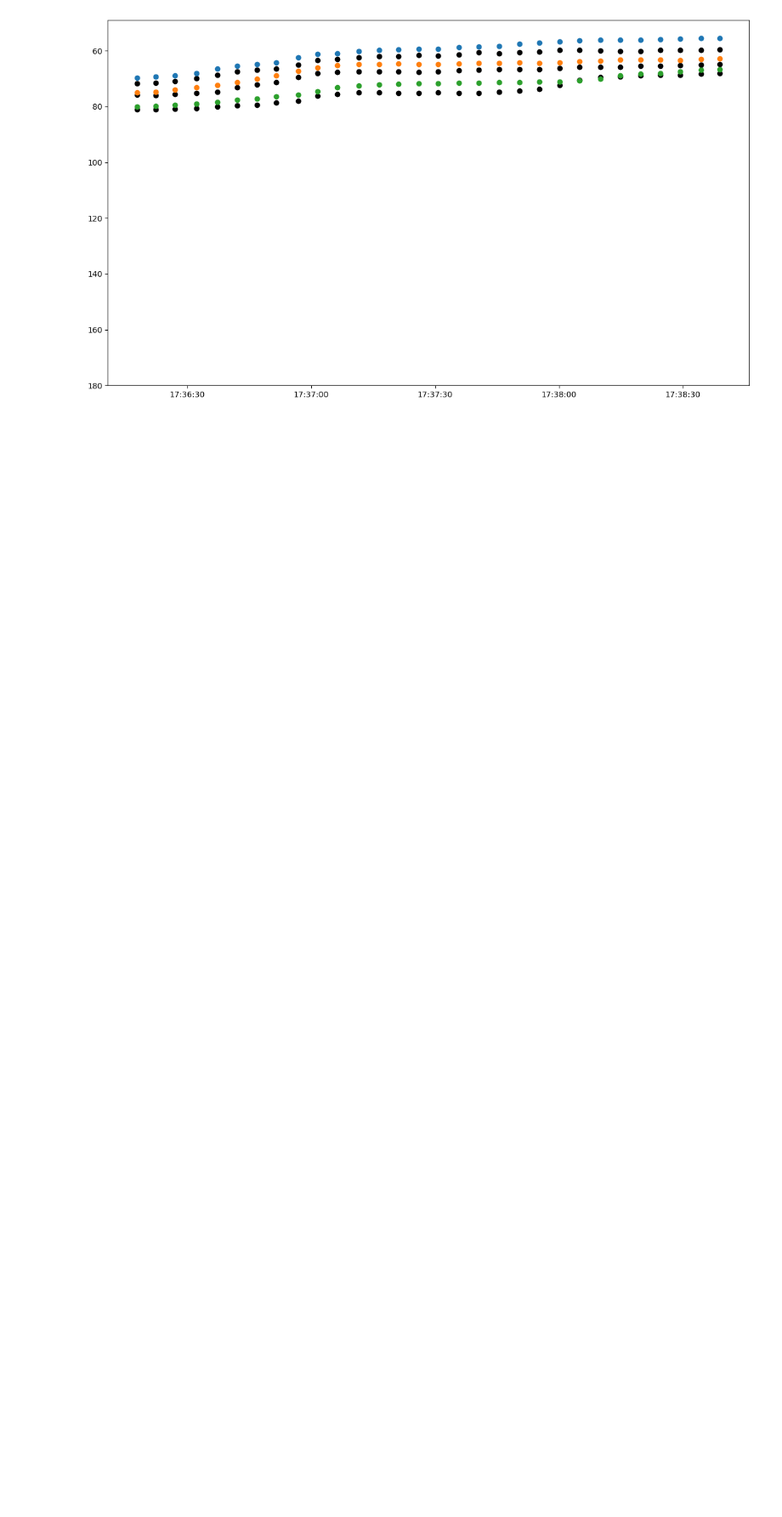
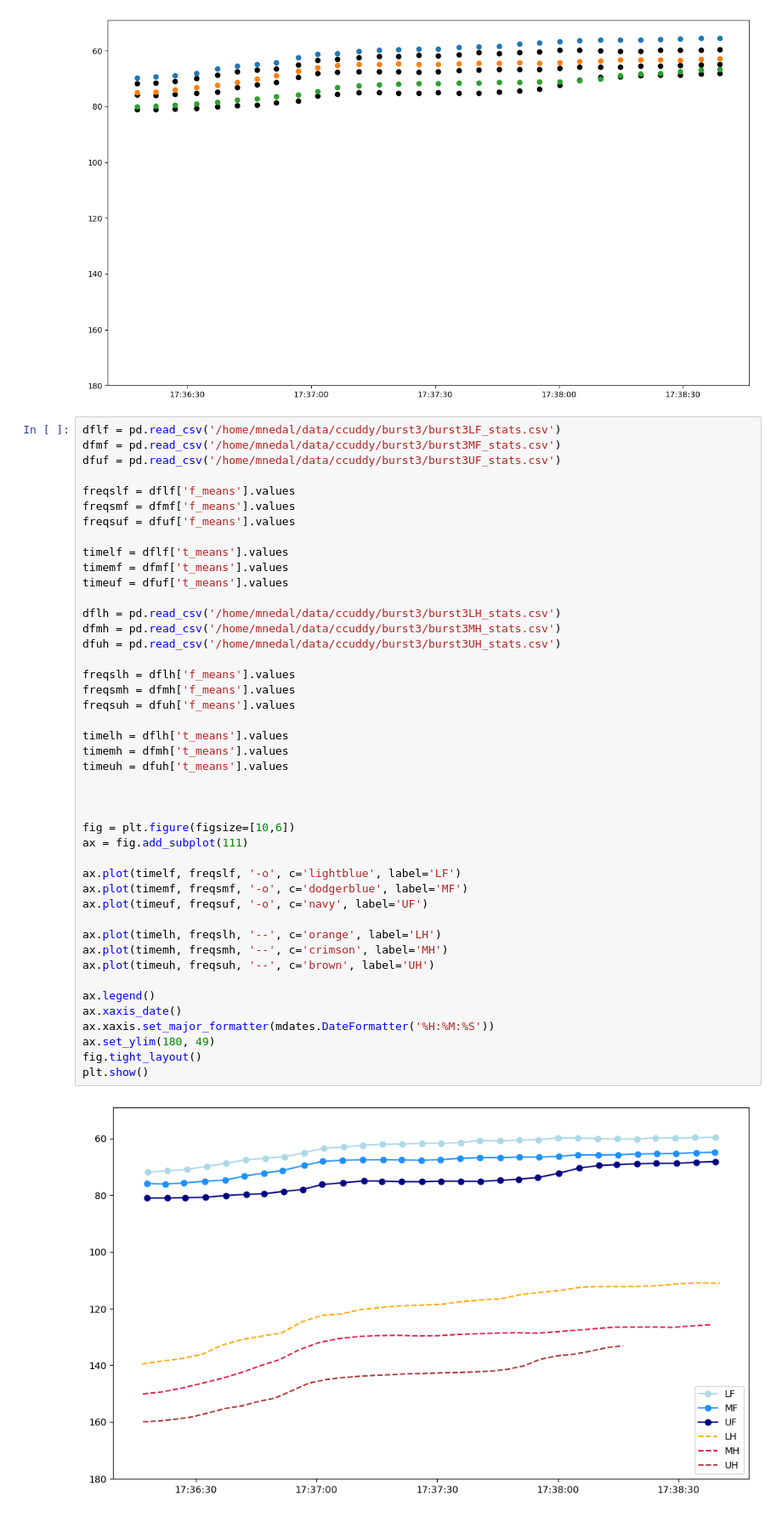
Before and after one commit to MohamedNedal/dias_work, a Jupyter notebook: height_to_freq.ipynb, the cells around one changed output. Shown at 85% size. Cells and saved outputs as stored; diff of their text form; blank space fills up the shorter version.

```diff
--- a/height_to_freq.ipynb
+++ b/height_to_freq.ipynb
@@ -126,3 +131,49 @@ fig.tight_layout()
 plt.show()
 # %% [output]
 [figure]
+# %%
+dflf = pd.read_csv('/home/mnedal/data/ccuddy/burst3/burst3LF_stats.csv')
+dfmf = pd.read_csv('/home/mnedal/data/ccuddy/burst3/burst3MF_stats.csv')
+dfuf = pd.read_csv('/home/mnedal/data/ccuddy/burst3/burst3UF_stats.csv')
+
+freqslf = dflf['f_means'].values
+freqsmf = dfmf['f_means'].values
+freqsuf = dfuf['f_means'].values
+
+timelf = dflf['t_means'].values
+timemf = dfmf['t_means'].values
+timeuf = dfuf['t_means'].values
+
+dflh = pd.read_csv('/home/mnedal/data/ccuddy/burst3/burst3LH_stats.csv')
+dfmh = pd.read_csv('/home/mnedal/data/ccuddy/burst3/burst3MH_stats.csv')
+dfuh = pd.read_csv('/home/mnedal/data/ccuddy/burst3/burst3UH_stats.csv')
+
+freqslh = dflh['f_means'].values
+freqsmh = dfmh['f_means'].values
+freqsuh = dfuh['f_means'].values
+
+timelh = dflh['t_means'].values
+timemh = dfmh['t_means'].values
+timeuh = dfuh['t_means'].values
+
+
+
+fig = plt.figure(figsize=[10,6])
+ax = fig.add_subplot(111)
+
+ax.plot(timelf, freqslf, '-o', c='lightblue', label='LF')
+ax.plot(timemf, freqsmf, '-o', c='dodgerblue', label='MF')
+ax.plot(timeuf, freqsuf, '-o', c='navy', label='UF')
+
+ax.plot(timelh, freqslh, '--', c='orange', label='LH')
+ax.plot(timemh, freqsmh, '--', c='crimson', label='MH')
+ax.plot(timeuh, freqsuh, '--', c='brown', label='UH')
+
+ax.legend()
+ax.xaxis_date()
+ax.xaxis.set_major_formatter(mdates.DateFormatter('%H:%M:%S'))
+ax.set_ylim(180, 49)
+fig.tight_layout()
+plt.show()
+# %% [output]
+[figure, added]
```
Also changed, not shown: parts of 9 cells of this notebook, 20 other files.
